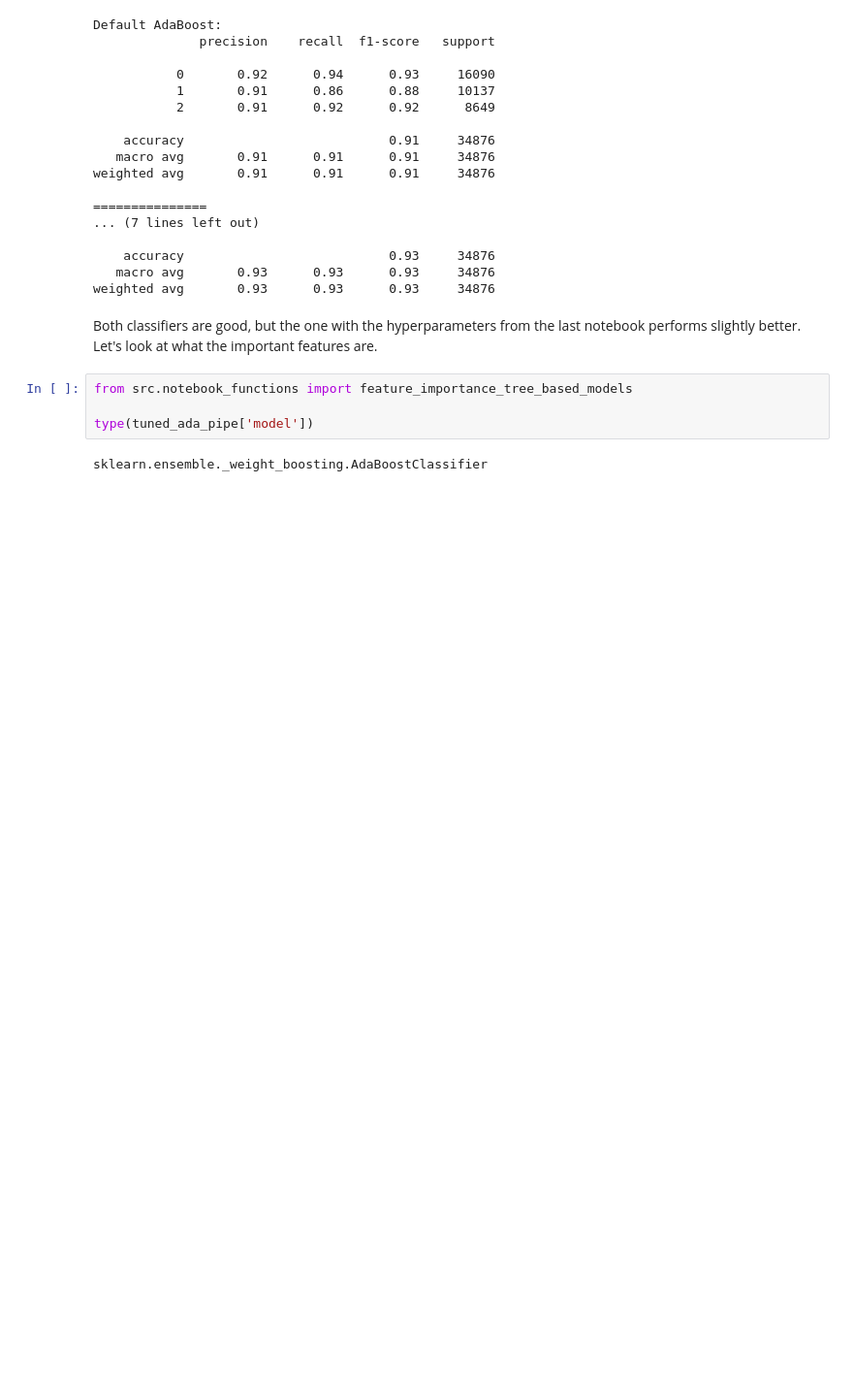
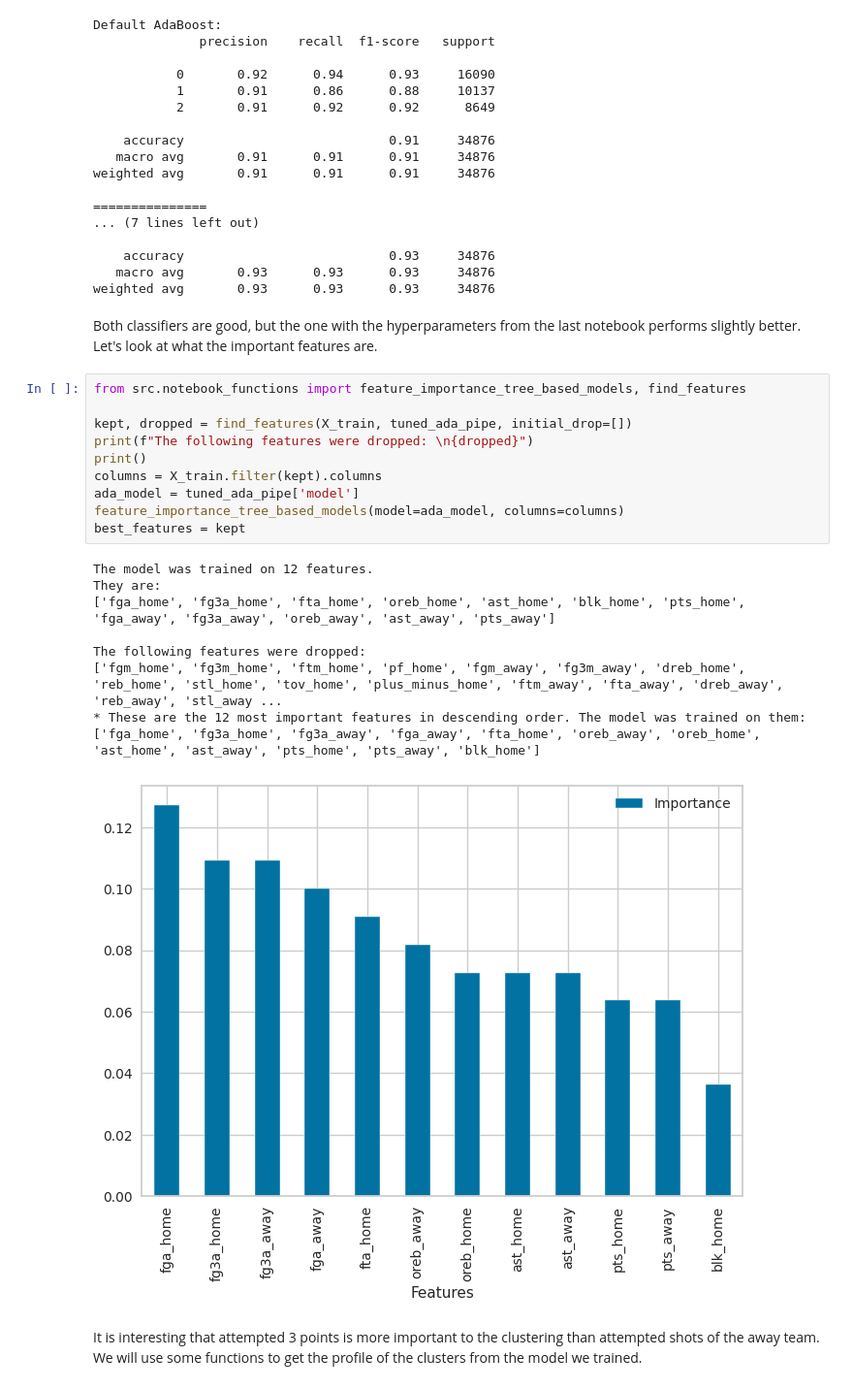
Before and after one commit to smtilson/pp5-ml-dashboard, a Jupyter notebook: jupyter_notebooks/07_Clustering.ipynb, the cells around one changed output. Shown at 97% size. Drawn from its saved outputs; the diff is of its cells as text; blank space fills up the shorter version.

Commit message:
add functions from walkthrough for cluster analysis

```diff
--- a/jupyter_notebooks/07_Clustering.ipynb
+++ b/jupyter_notebooks/07_Clustering.ipynb
@@ -446,9 +447,25 @@ weighted avg       0.91      0.91      0.91     34876
 weighted avg       0.93      0.93      0.93     34876
 # %% [markdown]
 Both classifiers are good, but the one with the hyperparameters from the last notebook performs slightly better. Let's look at what the important features are.
-# %%
-from src.notebook_functions import feature_importance_tree_based_models
-
-type(tuned_ada_pipe['model'])
-# %% [output]
-sklearn.ensemble._weight_boosting.AdaBoostClassifier
+# %%
+from src.notebook_functions import feature_importance_tree_based_models, find_features
+
+kept, dropped = find_features(X_train, tuned_ada_pipe, initial_drop=[])
+print(f"The following features were dropped: \n{dropped}")
+print()
+columns = X_train.filter(kept).columns
+ada_model = tuned_ada_pipe['model']
+feature_importance_tree_based_models(model=ada_model, columns=columns)
+best_features = kept
+# %% [output]
+The model was trained on 12 features.
+They are:
+['fga_home', 'fg3a_home', 'fta_home', 'oreb_home', 'ast_home', 'blk_home', 'pts_home', 'fga_away', 'fg3a_away', 'oreb_away', 'ast_away', 'pts_away']
+
+The following features were dropped:
+['fgm_home', 'fg3m_home', 'ftm_home', 'pf_home', 'fgm_away', 'fg3m_away', 'dreb_home', 'reb_home', 'stl_home', 'tov_home', 'plus_minus_home', 'ftm_away', 'fta_away', 'dreb_away', 'reb_away', 'stl_away ...
+* These are the 12 most important features in descending order. The model was trained on them:
+['fga_home', 'fg3a_home', 'fg3a_away', 'fga_away', 'fta_home', 'oreb_away', 'oreb_home', 'ast_home', 'ast_away', 'pts_home', 'pts_away', 'blk_home']
+[figure, added]
+# %% [markdown]
+It is interesting that attempted 3 points is more important to the clustering than attempted shots of the away team. We will use some functions to get the profile of the clusters from the model we trained.
```
Also changed, not shown: parts of 4 cells of this notebook.
